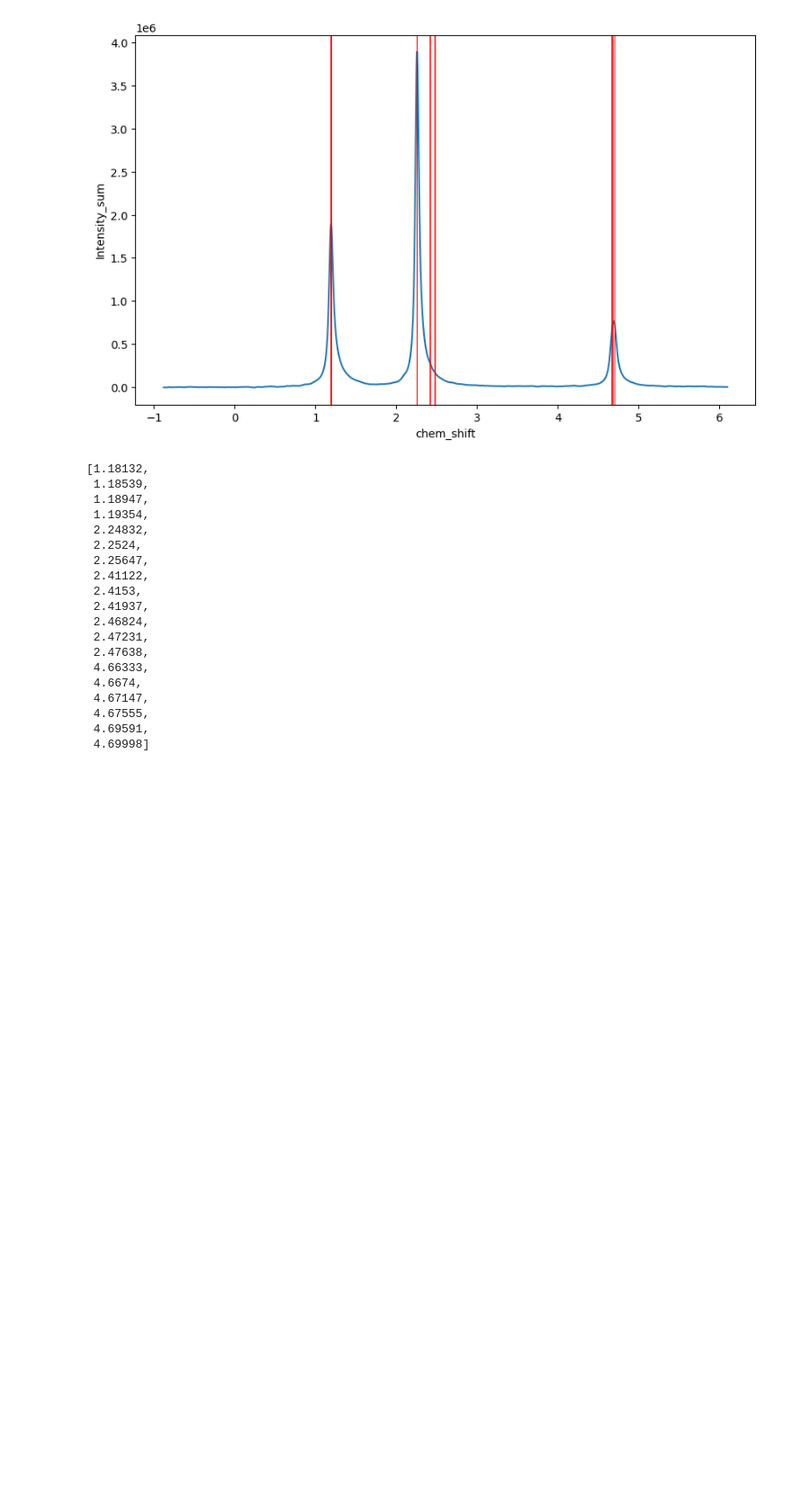
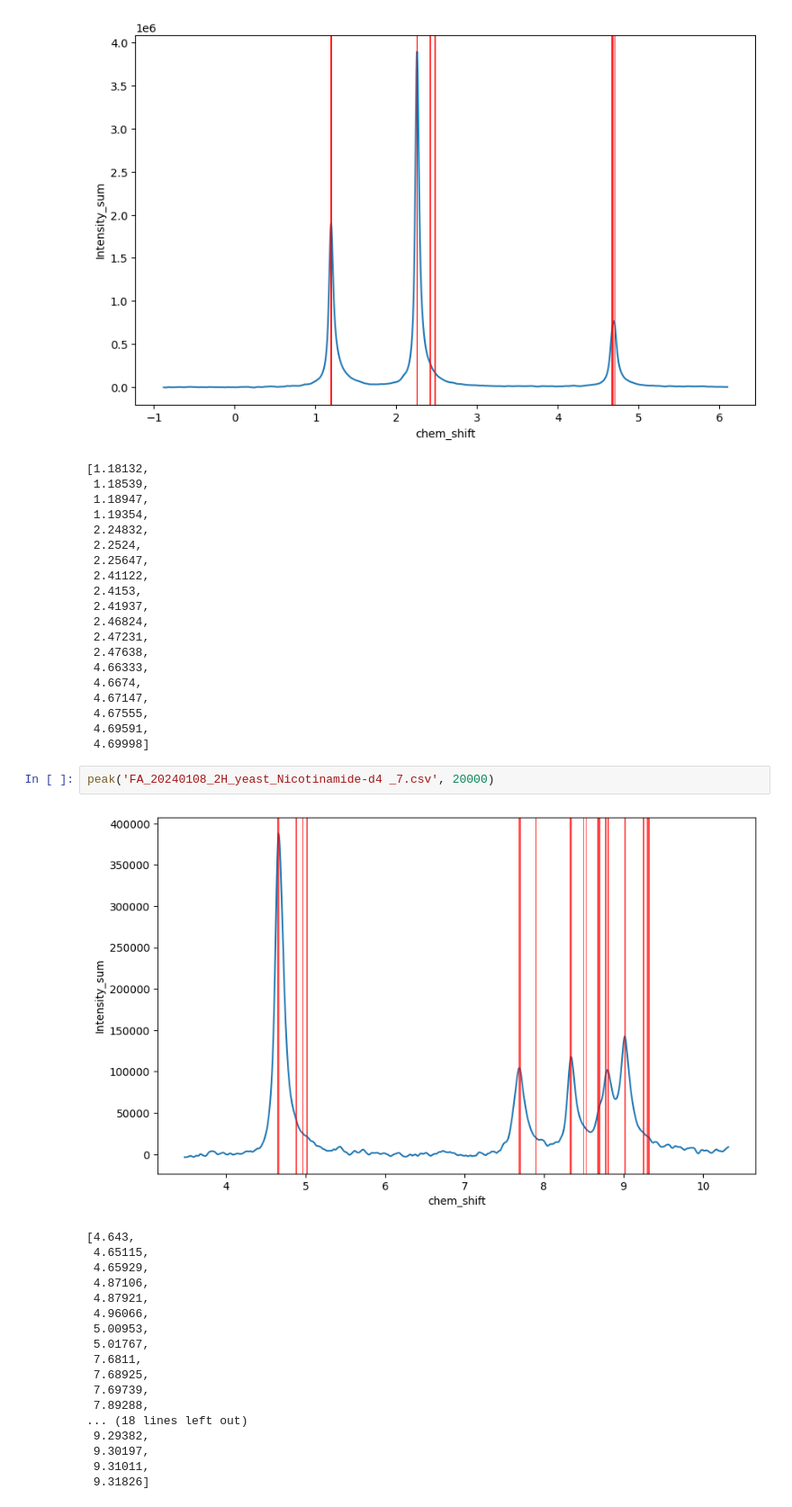
Before and after one commit to RATFIVE/MoinCC-AI4metabolomics, a Jupyter notebook: 02_Preprocessing/sumup_Peakfit.ipynb, the cells around one changed output. Shown at 90% size. Cells and saved outputs as stored; diff of their text form; blank space fills up the shorter version.

```diff
--- a/02_Preprocessing/sumup_Peakfit.ipynb
+++ b/02_Preprocessing/sumup_Peakfit.ipynb
@@ -224,3 +224,24 @@ peak('FA_20240206_2H_yeast_acetone-d6_3.csv', 0.15e6)
  4.67555,
  4.69591,
  4.69998]
+# %%
+peak('FA_20240108_2H_yeast_Nicotinamide-d4 _7.csv', 20000)
+# %% [output]
+[figure, added]
+[4.643,
+ 4.65115,
+ 4.65929,
+ 4.87106,
+ 4.87921,
+ 4.96066,
+ 5.00953,
+ 5.01767,
+ 7.6811,
+ 7.68925,
+ 7.69739,
+ 7.89288,
+... (18 lines left out)
+ 9.29382,
+ 9.30197,
+ 9.31011,
+ 9.31826]
```
